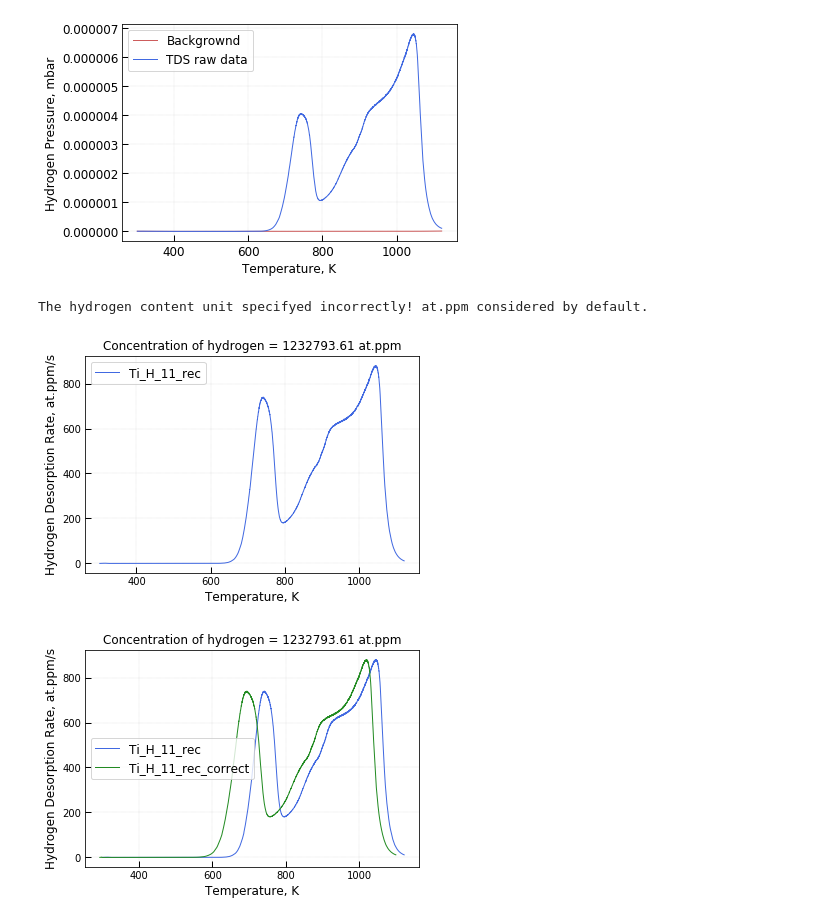
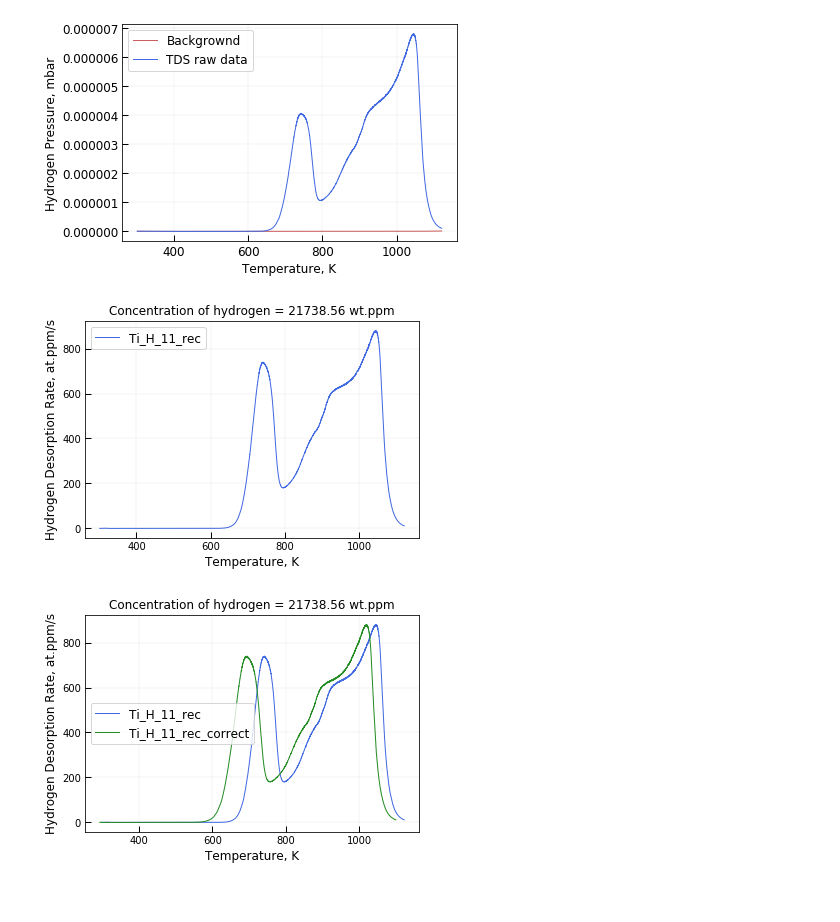
Before and after one commit to evgeniimalitckii/Hydrogen_thermal_desorption_calculation, a Jupyter notebook: thermal_desorption_rate_calculation.ipynb, the cells around one changed output. Saved outputs shown, nothing was run; the diff lists cells and outputs as text; code cells hidden in the pictures.

```diff
--- a/thermal_desorption_rate_calculation.ipynb
+++ b/thermal_desorption_rate_calculation.ipynb
@@ -22,12 +22,12 @@ specimen_number = 1
 # Path to background data file
 path_BG = "C:\\Users\\user\\Documents\\TDS data\\TDS BG\\empty_%s_090821.txt" % (specimen_number)
 
-# Specimen weight (Specify as None to collected the value from the measurement data file.
+# Specimen weight (Specify as None to collect the value from the measurement data file.
 # Specify the number here if data file does not have the specimen weight information or the information is incorrect.)
 weight = None # units: gramm
 
 # Heating rate during measurement
-h = 10
+h = 10 # unit: K/min
 
 # Calibration constant value
 S = 87e-2
@@ -42,7 +42,7 @@ am = 56.71 # for steel
 outfile_name = None
 
 # Hydrogen concentration unit (Specify 'wt' for wt.ppm, or 'at' for at.ppm)
-H_content_unit = 'st'
+H_content_unit = 'wt'
 
 # Output file path (Specify as None to use the input file directory.
 # Specify unique directory if necessary (example: "C:\\Users\\user\\Documents\\TDS data\\TDS recalculated\\"))
@@ -175,36 +175,50 @@ plt.savefig(pathfile+"%s.jpg" % (outfile_name), dpi=1200, facecolor='w', edgecol
         transparent=False, bbox_inches='tight', pad_inches=0.1)
 plt.show()
 # %% [output]
-The hydrogen content unit specifyed incorrectly! at.ppm considered by default.
-[figure, old version]
+[figure, new version]
 # %%
 # TEMPERATURE CORRECTION
 
-z = np.array([ 6.42485190e-15, -1.92917125e-11,  2.02128112e-08, -7.49022812e-06,
-       -5.76124214e-04,  7.50312886e-01, -1.35263319e+01])
-p = np.poly1d(z)
-if temperature_unit == 'K':
-    offset = p(temperature - 273)
-elif temperature_unit == 'C':
-    offset = p(temperature)
+z = {2: np.array([ 2.42772706e-22, -1.07539777e-18,  2.02654545e-15, -2.11760839e-12,
+        1.33976676e-09, -5.25394593e-07,  1.25270337e-04, -1.70001838e-02,
+        1.14685596e+00, -1.71201155e+01]),
+    4: np.array([-5.47835062e-15,  1.75387855e-11, -2.25073232e-08,  1.46809830e-05,
+       -5.02541593e-03,  7.96648285e-01, -1.38512449e+01]),
+    6: np.array([ 2.50395026e-12, -7.80481534e-09,  9.13398630e-06, -4.85144633e-03,
+        1.05700428e+00, -2.25446424e+01]),
+    8: np.array([ 3.34959465e-15, -8.52518628e-12,  5.97805883e-09,  1.18184608e-06,
+       -2.87774011e-03,  9.33743477e-01, -2.20326058e+01]),
+    10: np.array([ 6.42485190e-15, -1.92917125e-11,  2.02128112e-08, -7.49022812e-06,
+       -5.76124214e-04,  7.50312886e-01, -1.35263319e+01]),
+    12: np.array([ 8.54550437e-15, -2.69987409e-11,  3.04743294e-08, -1.35239473e-05,
+        8.00344619e-04,  7.25387374e-01, -1.57530282e+01])}
 
-temperature_correct = temperature - offset
+if h in z.keys():
+    p = np.poly1d(z[h])
+    if temperature_unit == 'K':
+        offset = p(temperature - 273)
+    elif temperature_unit == 'C':
+        offset = p(temperature)
 
-# plot the result
-plt.plot(temperature, H_flow, 'b-', label=outfile_name, linewidth=1, color='royalblue')
-plt.plot(temperature_correct, H_flow, 'b-', label=outfile_name + '_correct', linewidth=1, color='forestgreen')
-plt.tick_params(direction='in', length=6, width=1, colors='k',
-               grid_color='k', grid_alpha=0.5)
-plt.grid(color='k', linestyle=':', linewidth=0.2)
-plt.xlabel('Temperature, ' + temperature_unit, fontsize=12)
-plt.ylabel('Hydrogen Desorption Rate, at.ppm/s', fontsize=12)
-plt.title(r'Concentration of hydrogen = %s '%np.round(concentration, decimals=2) + H_content_unit + '.ppm', fontsize=12)
-plt.legend(fontsize=12, loc='best')
+    temperature_correct = temperature - offset
 
-plt.savefig(pathfile+"%s_correct.jpg" % (outfile_name), dpi=1200, facecolor='w', edgecolor='w',
-        orientation='portrait', format=None,
-        transparent=False, bbox_inches='tight', pad_inches=0.1)
-plt.show()
+    # plot the result
+    plt.plot(temperature, H_flow, 'b-', label=outfile_name, linewidth=1, color='royalblue')
+    plt.plot(temperature_correct, H_flow, 'b-', label=outfile_name + '_correct', linewidth=1, color='forestgreen')
+    plt.tick_params(direction='in', length=6, width=1, colors='k',
+                   grid_color='k', grid_alpha=0.5)
+    plt.grid(color='k', linestyle=':', linewidth=0.2)
+    plt.xlabel('Temperature, ' + temperature_unit, fontsize=12)
+    plt.ylabel('Hydrogen Desorption Rate, at.ppm/s', fontsize=12)
+    plt.title(r'Concentration of hydrogen = %s '%np.round(concentration, decimals=2) + H_content_unit + '.ppm', fontsize=12)
+    plt.legend(fontsize=12, loc='best')
+
+    plt.savefig(pathfile+"%s_correct.jpg" % (outfile_name), dpi=1200, facecolor='w', edgecolor='w',
+            orientation='portrait', format=None,
+            transparent=False, bbox_inches='tight', pad_inches=0.1)
+    plt.show()
+else:
+    print('The selected heating rate was not calibrated')
 # %% [output]
-[figure, old version]
+[figure, new version]
 # %%
```
Also changed, not shown: parts of 1 cell of this notebook.
